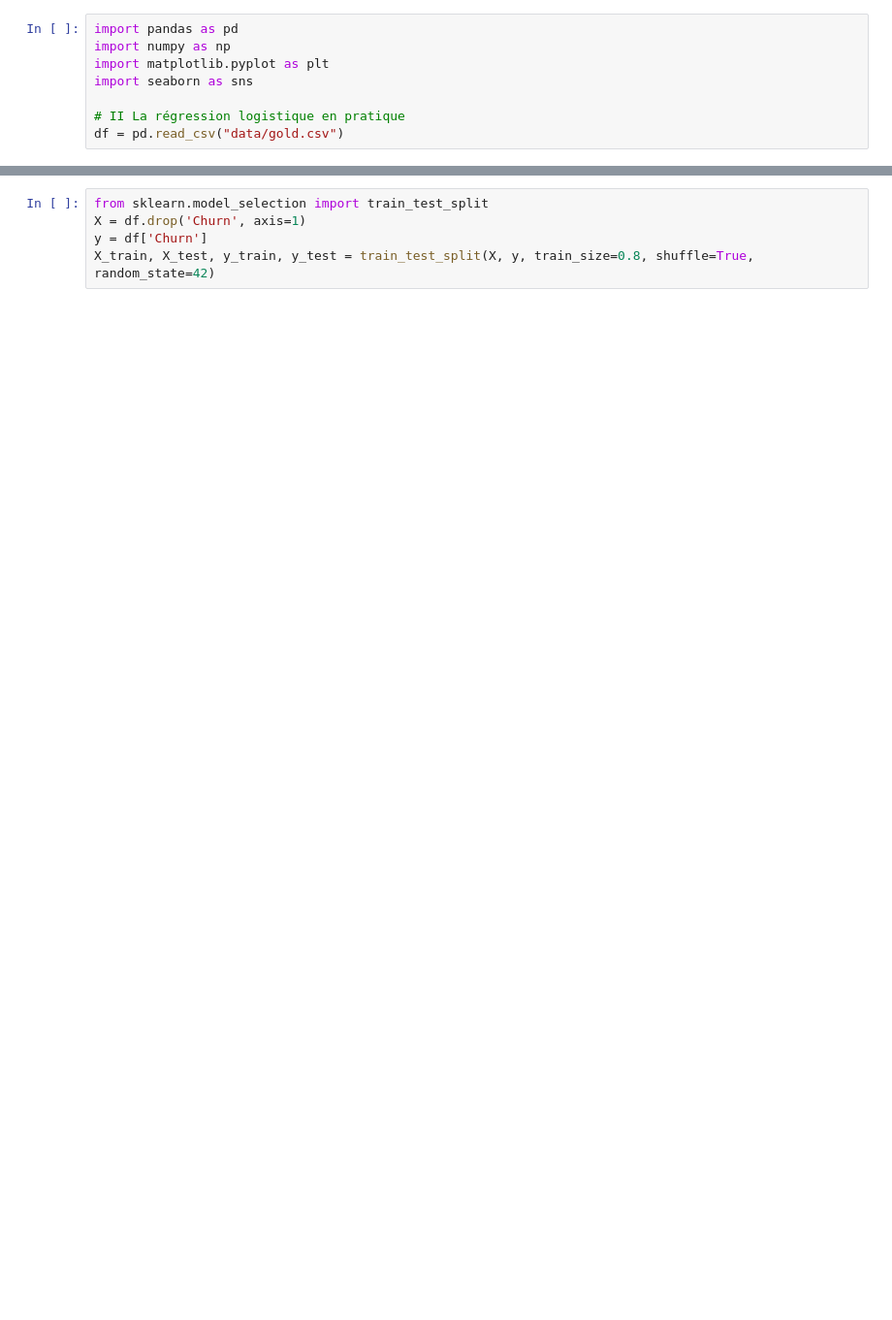
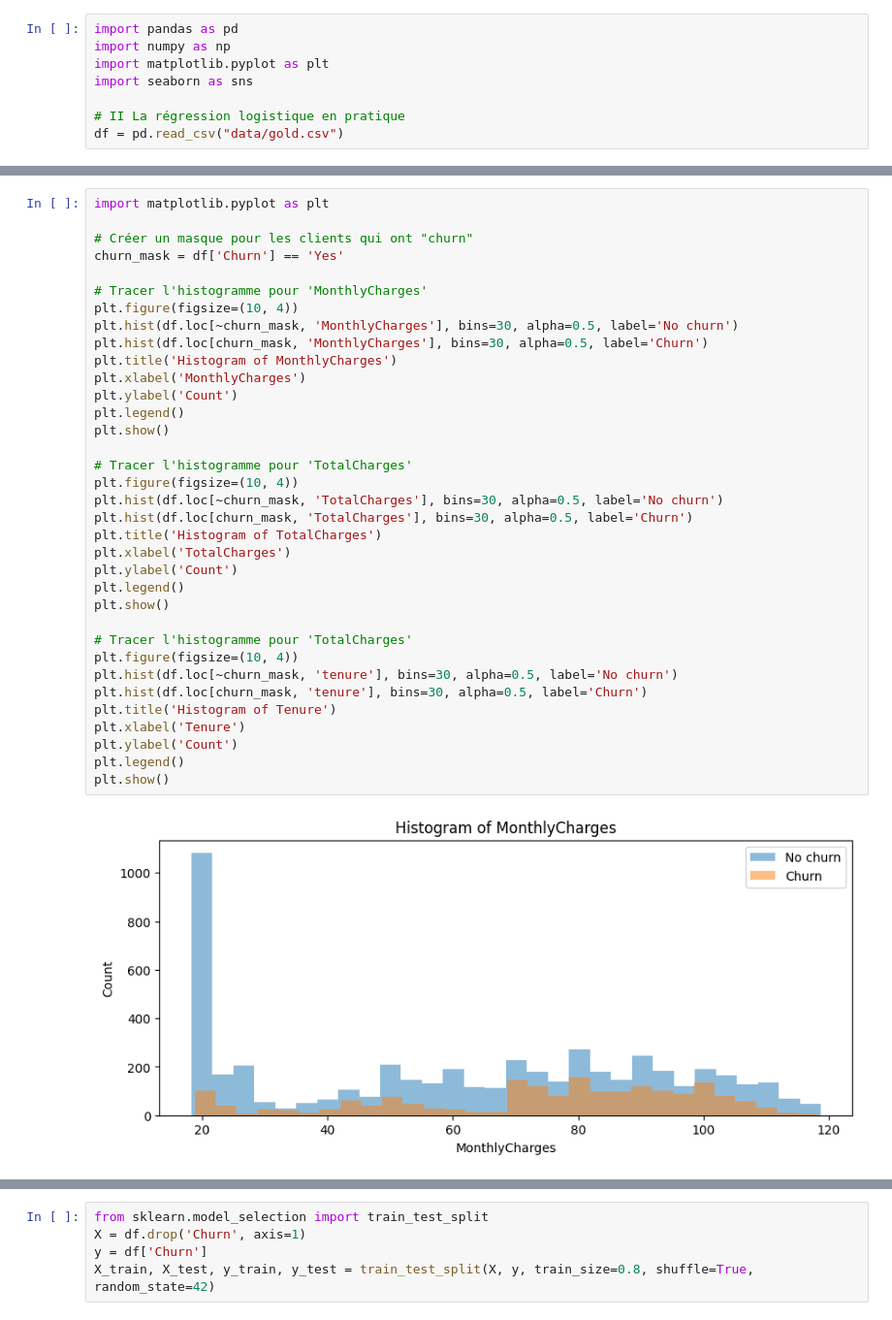
Before and after one commit to DonzerHD/classification_telco_churn, a Jupyter notebook: model.ipynb, the cells around one changed output, grey strips where cells are left out. Shown at 97% size. Drawn from its saved outputs; the diff is of its cells as text; blank space fills up the shorter version.

```diff
--- a/model.ipynb
+++ b/model.ipynb
@@ -8,0 +38,37 @@ df = pd.read_csv("data/gold.csv")
+# %%
+import matplotlib.pyplot as plt
+
+# Créer un masque pour les clients qui ont "churn"
+churn_mask = df['Churn'] == 'Yes'
+
+# Tracer l'histogramme pour 'MonthlyCharges'
+plt.figure(figsize=(10, 4))
+plt.hist(df.loc[~churn_mask, 'MonthlyCharges'], bins=30, alpha=0.5, label='No churn')
+plt.hist(df.loc[churn_mask, 'MonthlyCharges'], bins=30, alpha=0.5, label='Churn')
+plt.title('Histogram of MonthlyCharges')
+plt.xlabel('MonthlyCharges')
+plt.ylabel('Count')
+plt.legend()
+plt.show()
+
+# Tracer l'histogramme pour 'TotalCharges'
+plt.figure(figsize=(10, 4))
+plt.hist(df.loc[~churn_mask, 'TotalCharges'], bins=30, alpha=0.5, label='No churn')
+plt.hist(df.loc[churn_mask, 'TotalCharges'], bins=30, alpha=0.5, label='Churn')
+plt.title('Histogram of TotalCharges')
+plt.xlabel('TotalCharges')
+plt.ylabel('Count')
+plt.legend()
+plt.show()
+
+# Tracer l'histogramme pour 'TotalCharges'
+plt.figure(figsize=(10, 4))
+plt.hist(df.loc[~churn_mask, 'tenure'], bins=30, alpha=0.5, label='No churn')
+plt.hist(df.loc[churn_mask, 'tenure'], bins=30, alpha=0.5, label='Churn')
+plt.title('Histogram of Tenure')
+plt.xlabel('Tenure')
+plt.ylabel('Count')
+plt.legend()
+plt.show()
+# %% [output]
+[figure, added]
```
Also changed, not shown: parts of 17 cells of this notebook, 2 other files.
